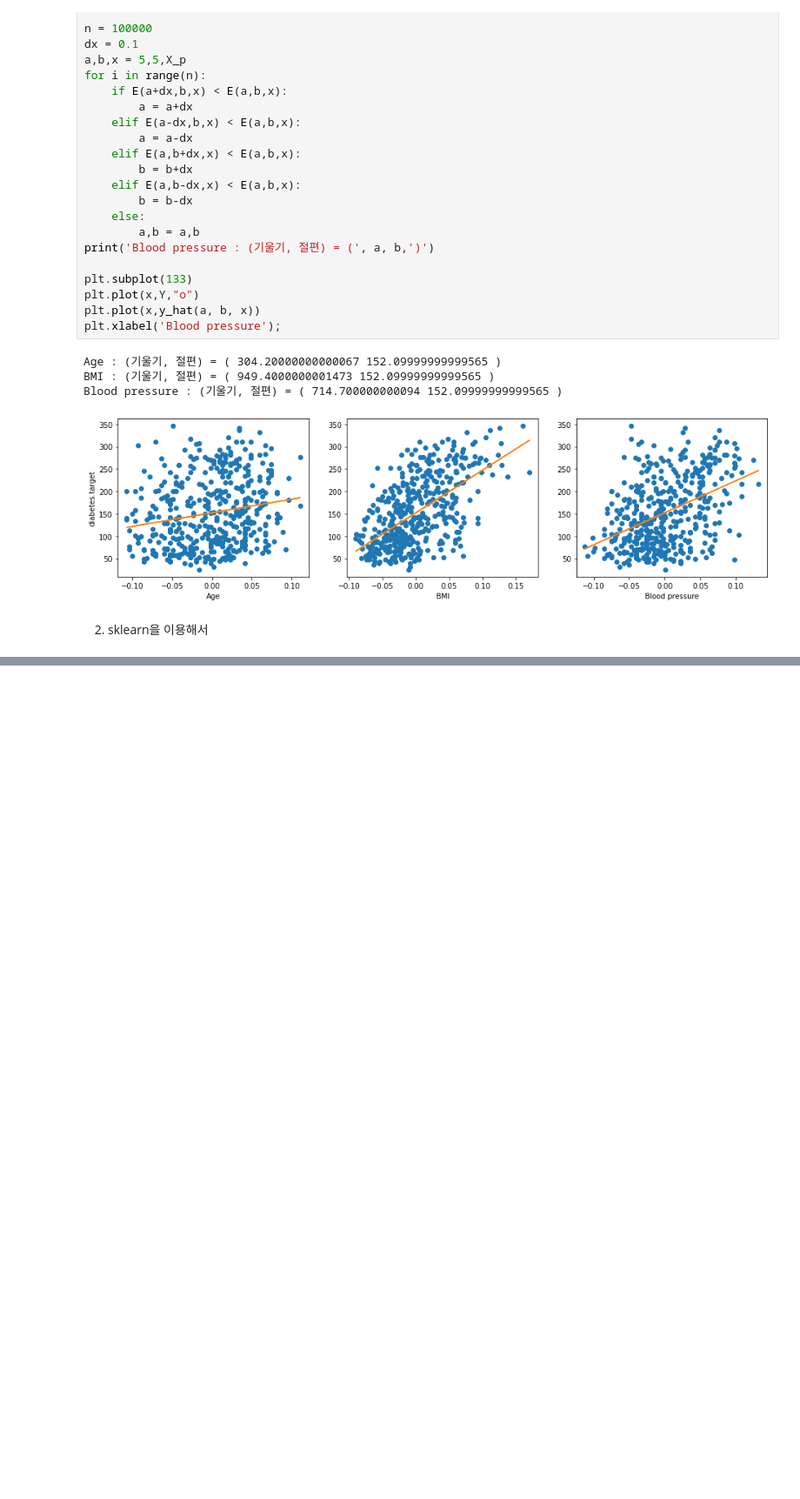
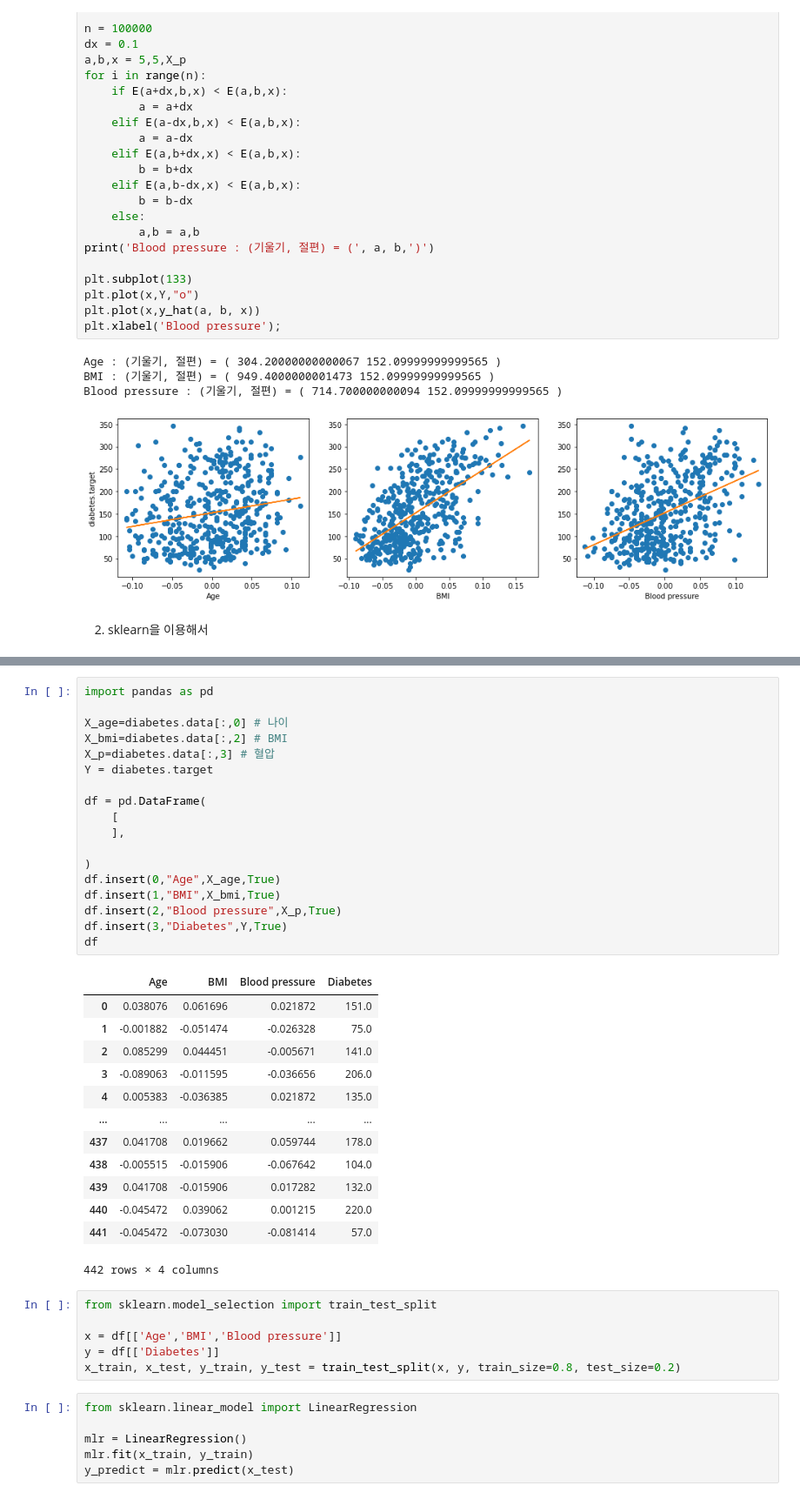
Before and after one commit to juhyeon2/2021_cphys2, a Jupyter notebook: hw2.ipynb, the cells around one changed output, grey strips where cells are left out. Shown at 87% size. Drawn from its saved outputs; the diff is of its cells as text; blank space fills up the shorter version.

```diff
--- a/hw2.ipynb
+++ b/hw2.ipynb
@@ -206 +215,45 @@ Blood pressure : (기울기, 절편) = ( 714.7416437042881 152.13348416289585 )
 [figure]
+# %%
+import pandas as pd
+
+X_age=diabetes.data[:,0] # 나이
+X_bmi=diabetes.data[:,2] # BMI
+X_p=diabetes.data[:,3] # 혈압
+Y = diabetes.target
+
+df = pd.DataFrame(
+    [
+    ],
+
+)
+df.insert(0,"Age",X_age,True)
+df.insert(1,"BMI",X_bmi,True)
+df.insert(2,"Blood pressure",X_p,True)
+df.insert(3,"Diabetes",Y,True)
+df
+# %% [output]
+|  | Age | BMI | Blood pressure | Diabetes |
+| 0 | 0.038076 | 0.061696 | 0.021872 | 151.0 |
+| 1 | -0.001882 | -0.051474 | -0.026328 | 75.0 |
+| 2 | 0.085299 | 0.044451 | -0.005671 | 141.0 |
+| 3 | -0.089063 | -0.011595 | -0.036656 | 206.0 |
+| 4 | 0.005383 | -0.036385 | 0.021872 | 135.0 |
+| ... | ... | ... | ... | ... |
+| 437 | 0.041708 | 0.019662 | 0.059744 | 178.0 |
+| 438 | -0.005515 | -0.015906 | -0.067642 | 104.0 |
+| 439 | 0.041708 | -0.015906 | 0.017282 | 132.0 |
+| 440 | -0.045472 | 0.039062 | 0.001215 | 220.0 |
+| 441 | -0.045472 | -0.073030 | -0.081414 | 57.0 |
+442 rows × 4 columns
+# %%
+from sklearn.model_selection import train_test_split
+
+x = df[['Age','BMI','Blood pressure']]
+y = df[['Diabetes']]
+x_train, x_test, y_train, y_test = train_test_split(x, y, train_size=0.8, test_size=0.2)
+# %%
+from sklearn.linear_model import LinearRegression
+
+mlr = LinearRegression()
+mlr.fit(x_train, y_train)
+y_predict = mlr.predict(x_test)
```
Also changed, not shown: parts of 3 cells of this notebook.
